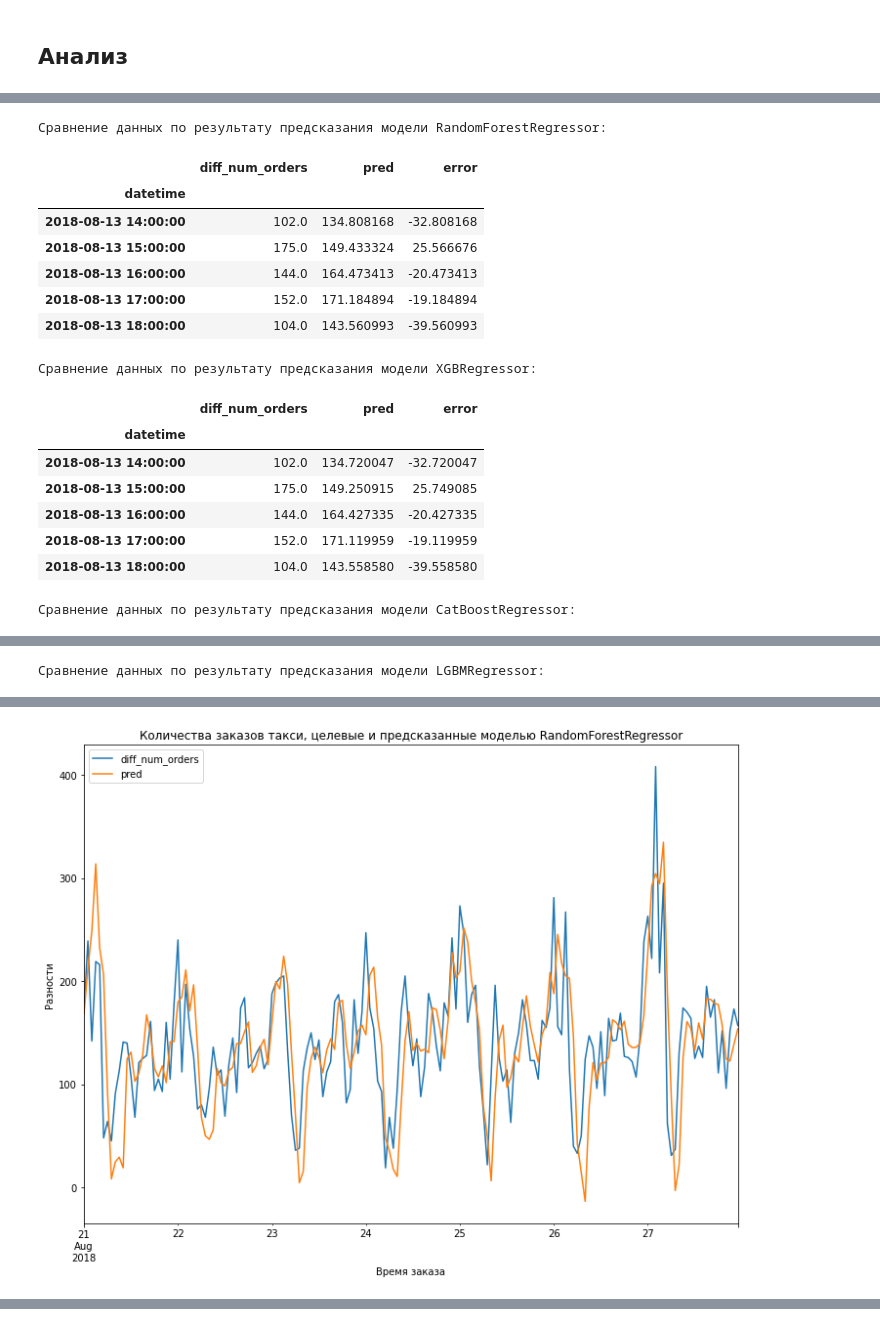
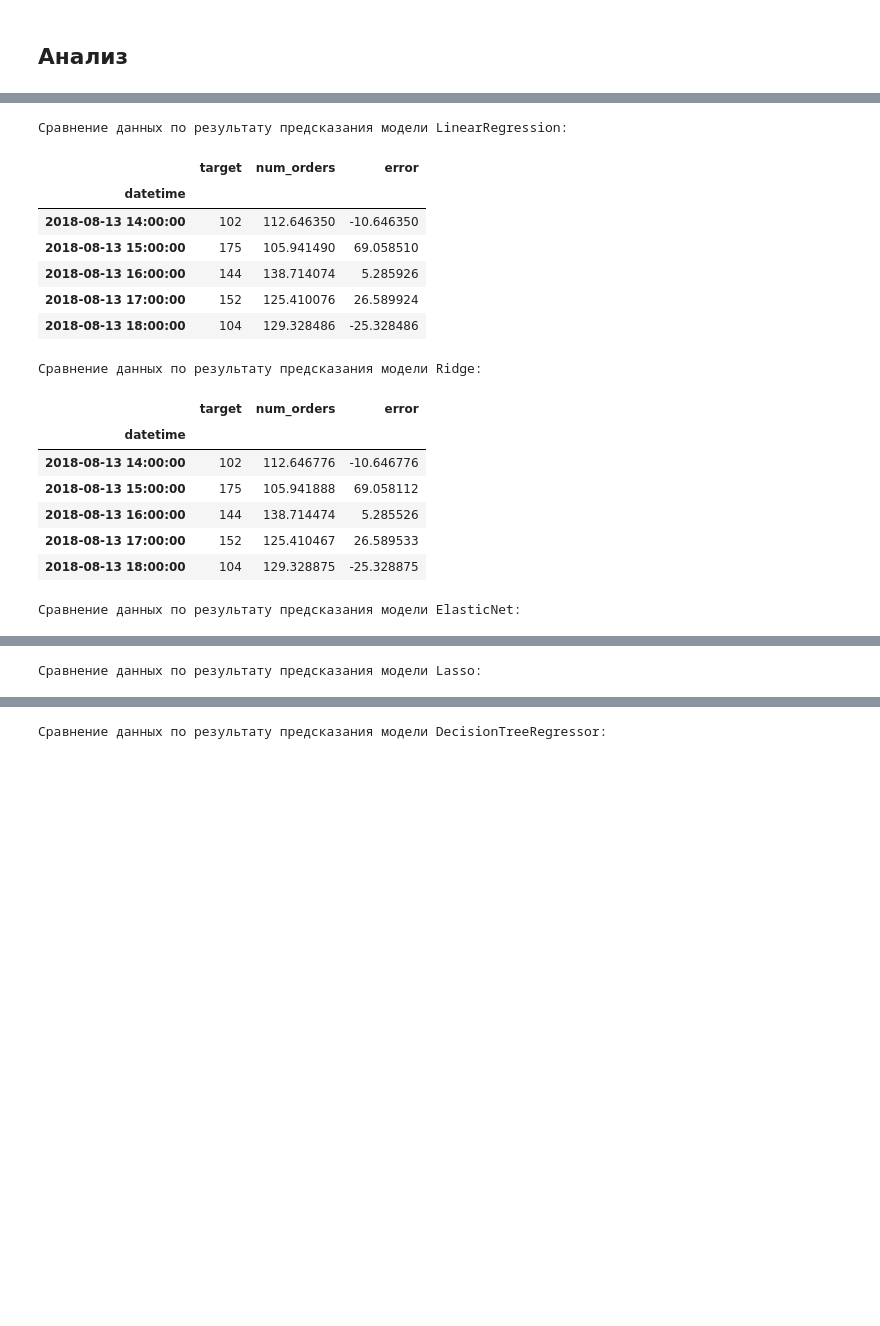
Before and after one commit to Jonzzi/yandex_practicum, a Jupyter notebook: taxi_orders/Yumagulov_Taxi_Orders.ipynb, the cells around one changed output, grey strips where cells are left out. Saved outputs shown, nothing was run; the diff lists cells and outputs as text; code cells hidden in the pictures; blank space fills up the shorter version.

```diff
--- a/taxi_orders/Yumagulov_Taxi_Orders.ipynb
+++ b/taxi_orders/Yumagulov_Taxi_Orders.ipynb
@@ -52,5 +56,5 @@ CRIT_RMSE = 48
 # %%
-data = pd.read_csv('/datasets/taxi.csv', index_col=[0], parse_dates=[0])
+data = pd.read_csv(r'c:\Users\e.yumagulov\datasets\taxi.csv', index_col=[0], parse_dates=[0])
 data.info()
 display(data.head())
 display(data.describe())
@@ -198,0 +266,12 @@ Wall time: 6min 7s
+# %%
+params = {
+    'num_leaves': [7, 14, 21, 28, 31, 50],
+    'learning_rate': [0.1, 0.03, 0.003],
+    'max_depth': [-1, 3, 5],
+    'n_estimators': [50, 100, 200, 500],
+}
+
+grid = GridSearchCV(LGBMRegressor(random_state=RS), params, scoring='r2', cv=5)
+grid.fit(true_train_features, true_train_target)
+
+print("Лучшие параметры для модели LGBMRegressor определенные GridSearchCV:", grid.best_params_)
@@ -199,7 +285,5 @@ Wall time: 6min 7s
 # %%
 %%time
-
-random_state = 12345
 
 models = [LinearRegression(),
           Ridge(random_state=RS, solver='auto', max_iter=15000, fit_intercept=True, normalize=False),
@@ -208,8 +292,8 @@ models = [LinearRegression(),
           DecisionTreeRegressor(random_state=RS, max_depth=6),
           RandomForestRegressor(random_state=RS, n_estimators=80, max_depth=6),
           XGBRegressor(),
-          CatBoostRegressor(loss_function='RMSE', l2_leaf_reg=1, learning_rate=0.03, bootstrap_type='MVS', depth=4, grow_policy='Depthwise', iterations=200, silent=True, random_seed=12345),
-          LGBMRegressor(objective="regression_l2", n_estimators=50),
+          CatBoostRegressor(loss_function='RMSE', l2_leaf_reg=1, learning_rate=0.03, bootstrap_type='MVS', depth=4, grow_policy='Depthwise', iterations=100, silent=True, random_seed=RS),
+          LGBMRegressor(objective="regression_l2", n_estimators=50, random_state=RS),
           DummyRegressor(strategy="median")]
 
 results = []
@@ -277,39 +524,35 @@ Wall time: 3min 57s
 # %%
-delta_train, delta_test = train_test_split(delta, shuffle=False, test_size=0.1) #Получили дельты для тестовой выборки
-delta_test_target = delta_test['num_orders']
+from_test_target = data.loc[true_test_target.index, 'num_orders'] # берем из исходных данных значения с индексами как в тестовой выборке
 
-model_list = results.query('Модель_пригодна==True')['Модель'].tolist()
-for md in range(len(model_list)):
+model_list = true_results['Модель'].tolist() # не сортировал по пригодности чтобы показать наличие сдвига у моделей линиейной регрессии
+for md in model_list:
 # Создаем временный датафрейм для сравнения целевых и предсказанных значений
-    r = results.loc[md, 'pred']
     diff_test_target = pd.DataFrame()
-    diff_test_target['diff_num_orders'] = test_target
-    diff_test_target['pred'] = r
-    diff_test_target['delta'] = delta_test_target
-# Возвращаемся из разностей к исходным значениям
-    diff_test_target['diff_num_orders'] = diff_test_target['diff_num_orders'] + diff_test_target['delta']
-    diff_test_target['pred'] = diff_test_target['pred'] + diff_test_target['delta']
-    diff_test_target = diff_test_target.drop('delta', axis=1)
+    diff_test_target['target'] = from_test_target
+    pred = true_results.query('Модель==@md').reset_index(drop=True) # чтобы искомый элемент остался с нулевым индексом
+    pred = pred.loc[0, 'pred']
+    diff_test_target['num_orders'] = pred
+
 # Выводим результаты
-    diff_test_target['2018-08-21':'2018-08-27'].plot(figsize=[12,9], title='Количества заказов такси, целевые и предсказанные моделью {}'.format(model_list[md]), xlabel='Время заказа', ylabel='Разности')
-    diff_test_target['error'] = diff_test_target['diff_num_orders'] - diff_test_target['pred']
-    print('Сравнение данных по результату предсказания модели {}:'.format(model_list[md]))
+    diff_test_target['2018-08-14':'2018-08-23'].plot(figsize=[12,9], title='Количества заказов такси, целевые и предсказанные моделью {}'.format(md), xlabel='Время заказа', ylabel='Количество заказов')
+    diff_test_target['error'] = diff_test_target['target'] - diff_test_target['num_orders']
+    print('Сравнение данных по результату предсказания модели {}:'.format(md))
     display(diff_test_target.head())
 # %% [output]
-Сравнение данных по результату предсказания модели RandomForestRegressor:
+Сравнение данных по результату предсказания модели LinearRegression:
-|  | diff_num_orders | pred | error |
+|  | target | num_orders | error |
 | datetime |  |  |  |
-| 2018-08-13 14:00:00 | 102.0 | 134.808168 | -32.808168 |
-| 2018-08-13 15:00:00 | 175.0 | 149.433324 | 25.566676 |
-| 2018-08-13 16:00:00 | 144.0 | 164.473413 | -20.473413 |
-| 2018-08-13 17:00:00 | 152.0 | 171.184894 | -19.184894 |
-| 2018-08-13 18:00:00 | 104.0 | 143.560993 | -39.560993 |
+| 2018-08-13 14:00:00 | 102 | 112.646350 | -10.646350 |
+| 2018-08-13 15:00:00 | 175 | 105.941490 | 69.058510 |
+| 2018-08-13 16:00:00 | 144 | 138.714074 | 5.285926 |
+| 2018-08-13 17:00:00 | 152 | 125.410076 | 26.589924 |
+| 2018-08-13 18:00:00 | 104 | 129.328486 | -25.328486 |
-Сравнение данных по результату предсказания модели XGBRegressor:
+Сравнение данных по результату предсказания модели Ridge:
-|  | diff_num_orders | pred | error |
+|  | target | num_orders | error |
 | datetime |  |  |  |
-| 2018-08-13 14:00:00 | 102.0 | 134.720047 | -32.720047 |
-| 2018-08-13 15:00:00 | 175.0 | 149.250915 | 25.749085 |
-| 2018-08-13 16:00:00 | 144.0 | 164.427335 | -20.427335 |
-| 2018-08-13 17:00:00 | 152.0 | 171.119959 | -19.119959 |
-| 2018-08-13 18:00:00 | 104.0 | 143.558580 | -39.558580 |
+| 2018-08-13 14:00:00 | 102 | 112.646776 | -10.646776 |
+| 2018-08-13 15:00:00 | 175 | 105.941888 | 69.058112 |
+| 2018-08-13 16:00:00 | 144 | 138.714474 | 5.285526 |
+| 2018-08-13 17:00:00 | 152 | 125.410467 | 26.589533 |
+| 2018-08-13 18:00:00 | 104 | 129.328875 | -25.328875 |
-Сравнение данных по результату предсказания модели CatBoostRegressor:
+Сравнение данных по результату предсказания модели ElasticNet:
@@ -323 +566 @@ for md in range(len(model_list)):
-Сравнение данных по результату предсказания модели LGBMRegressor:
+Сравнение данных по результату предсказания модели Lasso:
@@ -331 +573,0 @@ for md in range(len(model_list)):
-[figure, removed]
@@ -334,0 +574 @@ for md in range(len(model_list)):
+Сравнение данных по результату предсказания модели DecisionTreeRegressor:
```
Also changed, not shown: parts of 28 cells of this notebook.
